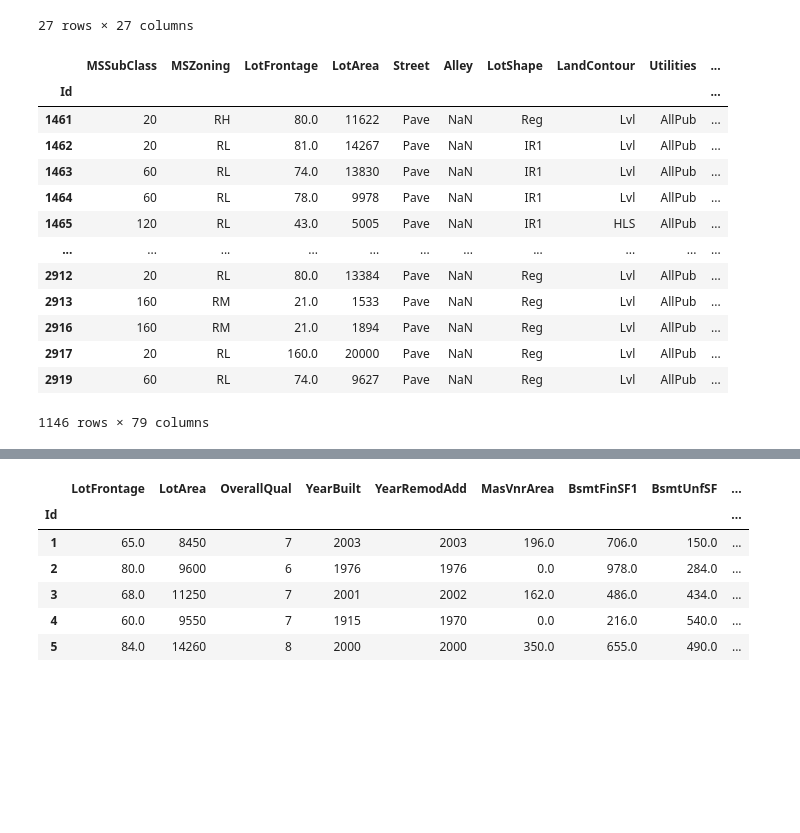
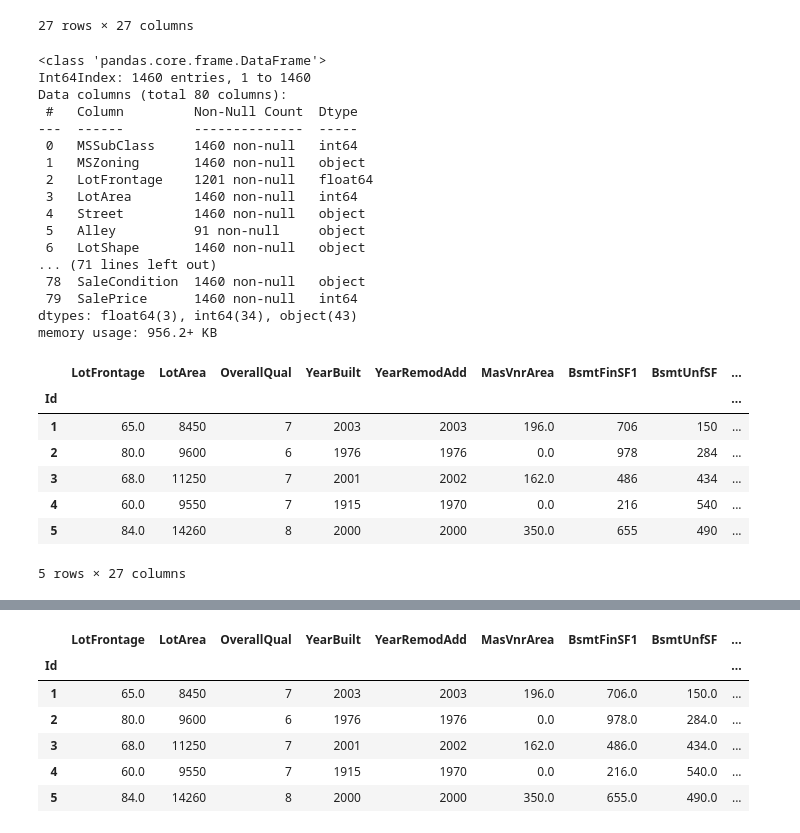
Before and after one commit to CodingDataAnalysis/ParkSH, a Jupyter notebook: BaekJoon_PSH/DataScience/23_04_14/집값 예측/집값 예측.ipynb, the cells around one changed output, grey strips where cells are left out. Drawn from its saved outputs; the diff is of its cells as text; code cells hidden in the pictures; blank space fills up the shorter version.

```diff
--- a/BaekJoon_PSH/DataScience/23_04_14/집값 예측/집값 예측.ipynb
+++ b/BaekJoon_PSH/DataScience/23_04_14/집값 예측/집값 예측.ipynb
@@ -460 +458,21 @@ corrMat
+# %%
+train.info()
+# %% [output]
+<class 'pandas.core.frame.DataFrame'>
+Int64Index: 1460 entries, 1 to 1460
+Data columns (total 80 columns):
+ #   Column         Non-Null Count  Dtype
+---  ------         --------------  -----
+ 0   MSSubClass     1460 non-null   int64
+ 1   MSZoning       1460 non-null   object
+ 2   LotFrontage    1201 non-null   float64
+ 3   LotArea        1460 non-null   int64
+ 4   Street         1460 non-null   object
+ 5   Alley          91 non-null     object
+ 6   LotShape       1460 non-null   object
+... (71 lines left out)
+ 78  SaleCondition  1460 non-null   object
+ 79  SalePrice      1460 non-null   int64
+dtypes: float64(3), int64(34), object(43)
+memory usage: 956.2+ KB
 # %%
@@ -463,18 +481,12 @@ test = test.dropna(subset=features[:-1])
 # submission = submission.dropna(subset = features[:-1])
-# %%
-test
-# %% [output]
-|  | MSSubClass | MSZoning | LotFrontage | LotArea | Street | Alley | LotShape | LandContour | Utilities | ... |
-| Id |  |  |  |  |  |  |  |  |  | ... |
-| 1461 | 20 | RH | 80.0 | 11622 | Pave | NaN | Reg | Lvl | AllPub | ... |
-| 1462 | 20 | RL | 81.0 | 14267 | Pave | NaN | IR1 | Lvl | AllPub | ... |
-| 1463 | 60 | RL | 74.0 | 13830 | Pave | NaN | IR1 | Lvl | AllPub | ... |
-| 1464 | 60 | RL | 78.0 | 9978 | Pave | NaN | IR1 | Lvl | AllPub | ... |
-| 1465 | 120 | RL | 43.0 | 5005 | Pave | NaN | IR1 | HLS | AllPub | ... |
-| ... | ... | ... | ... | ... | ... | ... | ... | ... | ... | ... |
-| 2912 | 20 | RL | 80.0 | 13384 | Pave | NaN | Reg | Lvl | AllPub | ... |
-| 2913 | 160 | RM | 21.0 | 1533 | Pave | NaN | Reg | Lvl | AllPub | ... |
-| 2916 | 160 | RM | 21.0 | 1894 | Pave | NaN | Reg | Lvl | AllPub | ... |
-| 2917 | 20 | RL | 160.0 | 20000 | Pave | NaN | Reg | Lvl | AllPub | ... |
-| 2919 | 60 | RL | 74.0 | 9627 | Pave | NaN | Reg | Lvl | AllPub | ... |
-1146 rows × 79 columns
+# %%
+train[features].head()
+# %% [output]
+|  | LotFrontage | LotArea | OverallQual | YearBuilt | YearRemodAdd | MasVnrArea | BsmtFinSF1 | BsmtUnfSF | ... |
+| Id |  |  |  |  |  |  |  |  | ... |
+| 1 | 65.0 | 8450 | 7 | 2003 | 2003 | 196.0 | 706 | 150 | ... |
+| 2 | 80.0 | 9600 | 6 | 1976 | 1976 | 0.0 | 978 | 284 | ... |
+| 3 | 68.0 | 11250 | 7 | 2001 | 2002 | 162.0 | 486 | 434 | ... |
+| 4 | 60.0 | 9550 | 7 | 1915 | 1970 | 0.0 | 216 | 540 | ... |
+| 5 | 84.0 | 14260 | 8 | 2000 | 2000 | 350.0 | 655 | 490 | ... |
+5 rows × 27 columns
```
Also changed, not shown: parts of 33 cells of this notebook.
